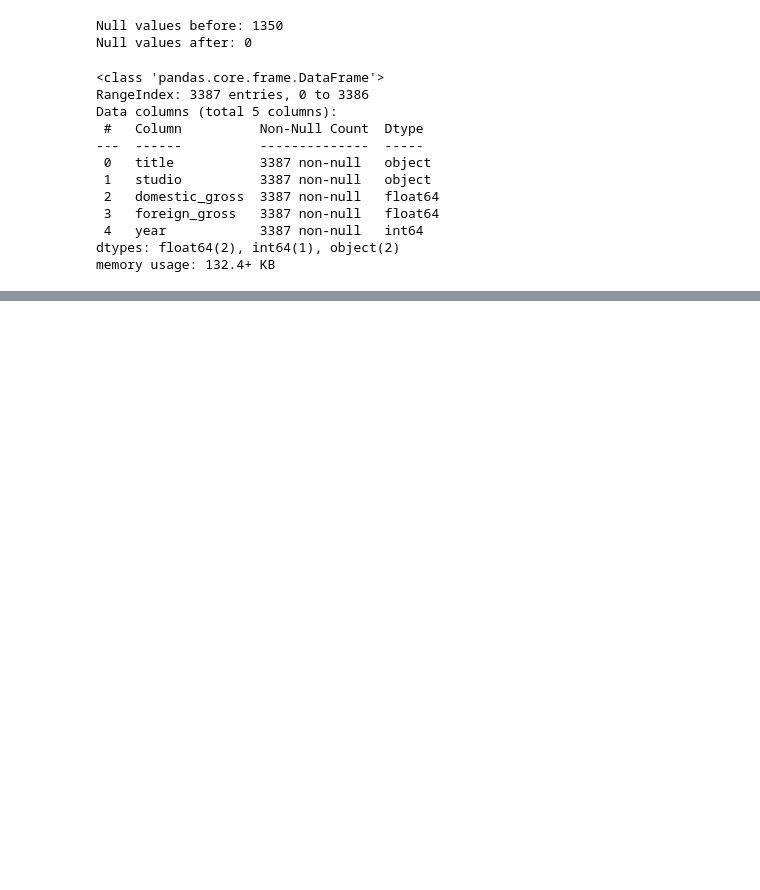
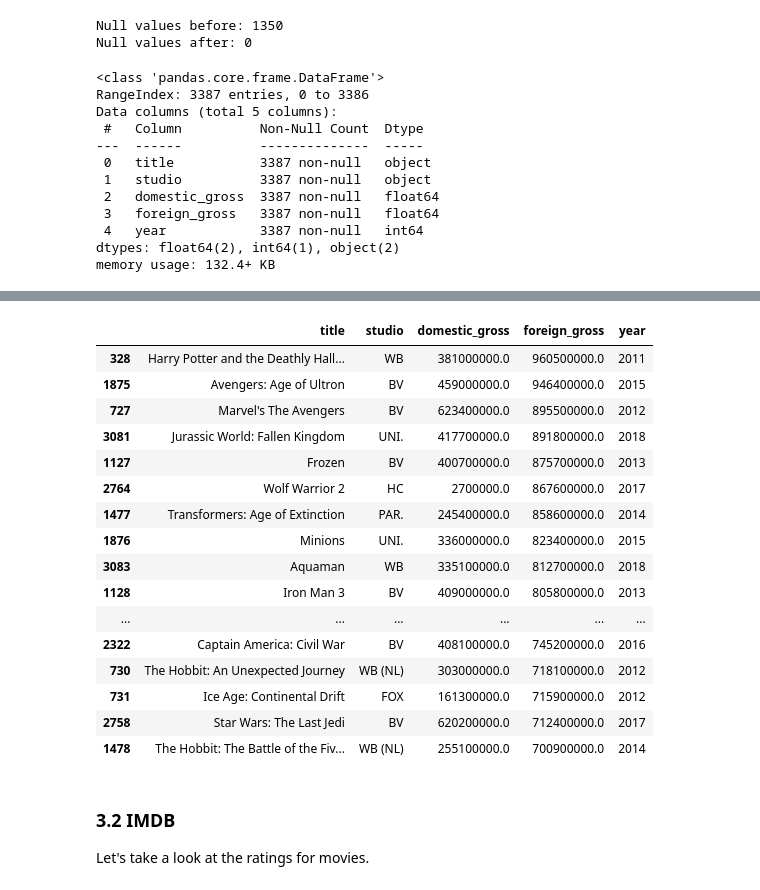
Before and after one commit to KingMaina/Microsoft-Movie-Analysis, a Jupyter notebook: student.ipynb, the cells around one changed output, grey strips where cells are left out. Drawn from its saved outputs; the diff is of its cells as text; code cells hidden in the pictures; blank space fills up the shorter version.

```diff
--- a/student.ipynb
+++ b/student.ipynb
@@ -920,0 +983,25 @@ memory usage: 132.4+ KB
+# %%
+top_20_foreign_gross = bom_gross_clean.sort_values(by='foreign_gross', ascending=False).head(20)
+top_20_foreign_gross
+# %% [output]
+|  | title | studio | domestic_gross | foreign_gross | year |
+| 328 | Harry Potter and the Deathly Hall... | WB | 381000000.0 | 960500000.0 | 2011 |
+| 1875 | Avengers: Age of Ultron | BV | 459000000.0 | 946400000.0 | 2015 |
+| 727 | Marvel's The Avengers | BV | 623400000.0 | 895500000.0 | 2012 |
+| 3081 | Jurassic World: Fallen Kingdom | UNI. | 417700000.0 | 891800000.0 | 2018 |
+| 1127 | Frozen | BV | 400700000.0 | 875700000.0 | 2013 |
+| 2764 | Wolf Warrior 2 | HC | 2700000.0 | 867600000.0 | 2017 |
+| 1477 | Transformers: Age of Extinction | PAR. | 245400000.0 | 858600000.0 | 2014 |
+| 1876 | Minions | UNI. | 336000000.0 | 823400000.0 | 2015 |
+| 3083 | Aquaman | WB | 335100000.0 | 812700000.0 | 2018 |
+| 1128 | Iron Man 3 | BV | 409000000.0 | 805800000.0 | 2013 |
+| ... | ... | ... | ... | ... | ... |
+| 2322 | Captain America: Civil War | BV | 408100000.0 | 745200000.0 | 2016 |
+| 730 | The Hobbit: An Unexpected Journey | WB (NL) | 303000000.0 | 718100000.0 | 2012 |
+| 731 | Ice Age: Continental Drift | FOX | 161300000.0 | 715900000.0 | 2012 |
+| 2758 | Star Wars: The Last Jedi | BV | 620200000.0 | 712400000.0 | 2017 |
+| 1478 | The Hobbit: The Battle of the Fiv... | WB (NL) | 255100000.0 | 700900000.0 | 2014 |
+# %% [markdown]
+### 3.2 IMDB
+
+Let's take a look at the ratings for movies.
```
Also changed, not shown: parts of 14 cells of this notebook.
